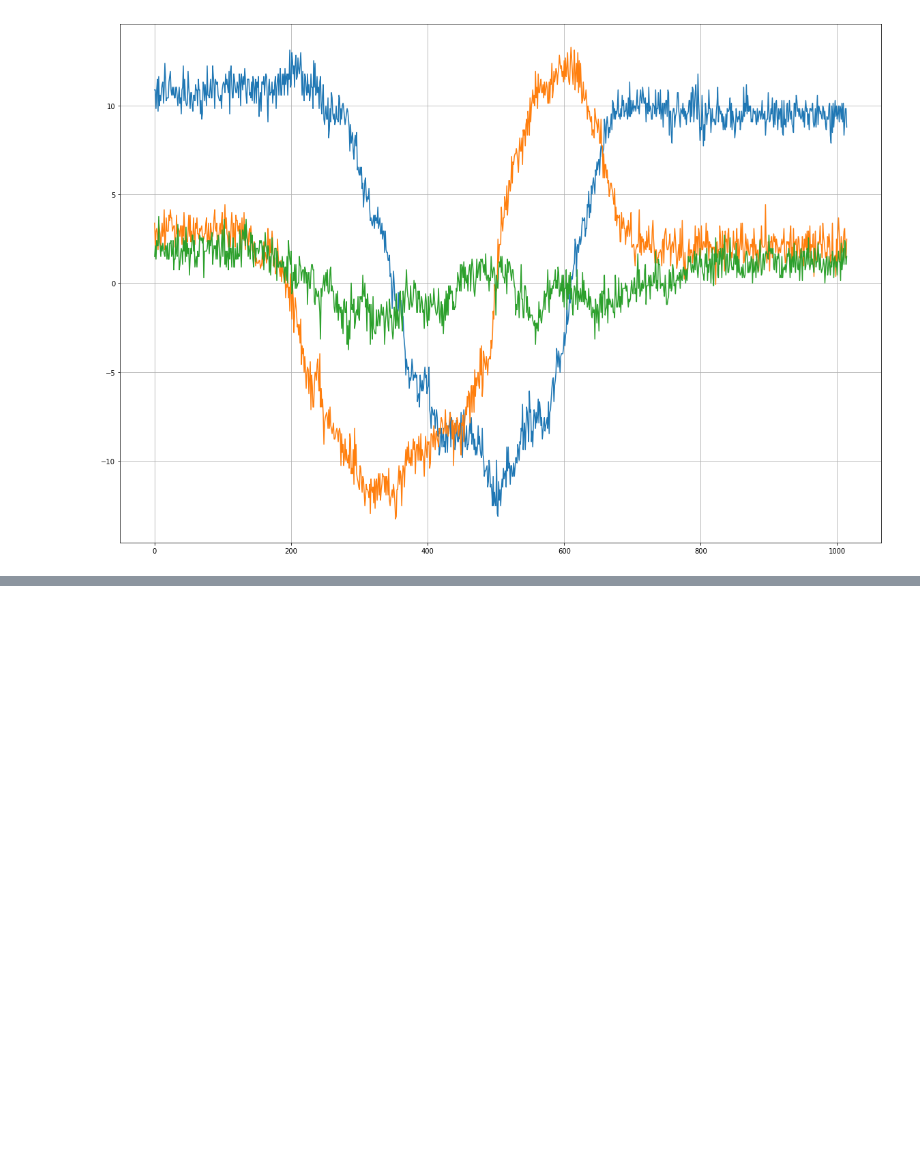
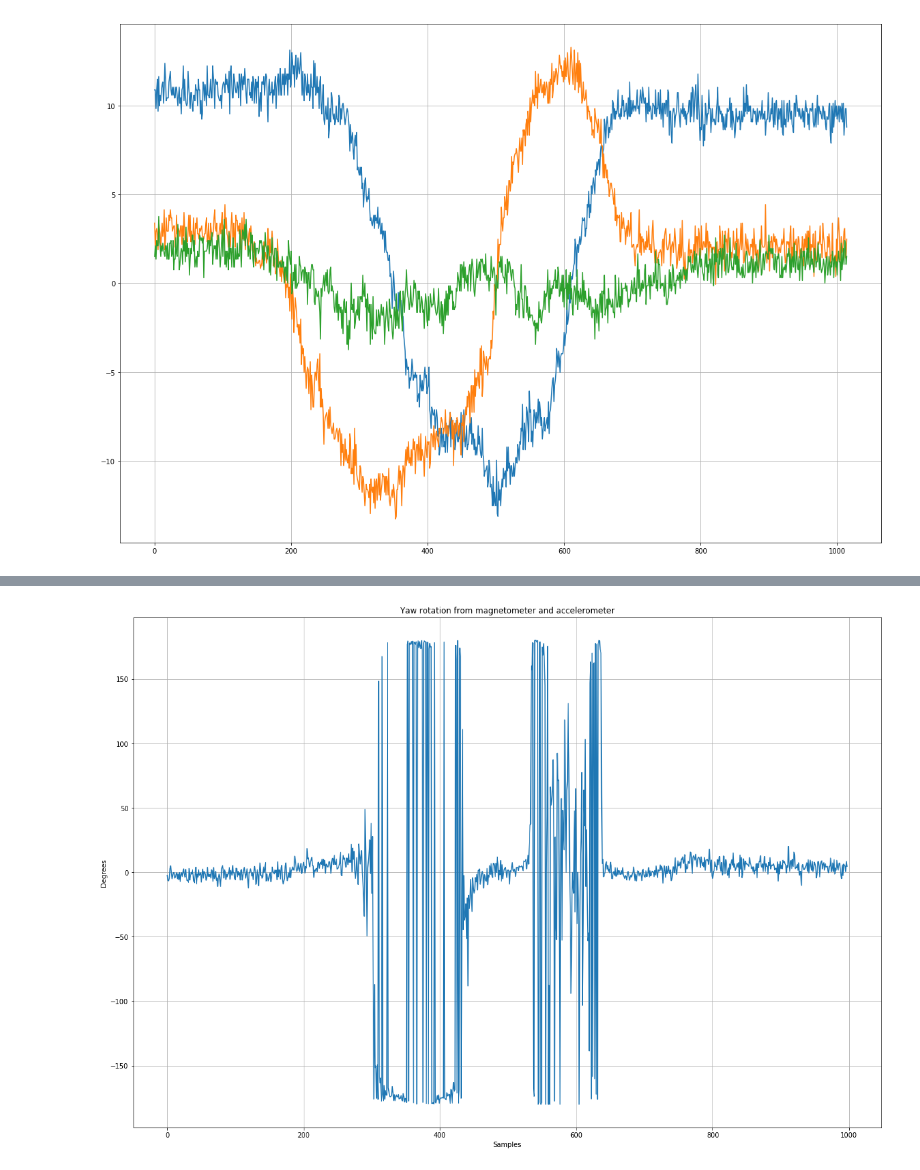
Before and after one commit to nhorro/mpu9250_ahrs, a Jupyter notebook: notebooks/01 - BasicAHRS.ipynb, the cells around one changed output, grey strips where cells are left out. Saved outputs shown, nothing was run; the diff lists cells and outputs as text; code cells hidden in the pictures; blank space fills up the shorter version.

```diff
--- a/notebooks/01 - BasicAHRS.ipynb
+++ b/notebooks/01 - BasicAHRS.ipynb
@@ -292,0 +320,5 @@ Text(0,0.5,'Degrees')
+# %%
+df=load_and_preprocess_file("../data/pitch-up-then-down.csv",convert_measurements=True)
+process_and_plot_yaw(df)
+# %% [output]
+[figure, added]
```
Also changed, not shown: parts of 13 cells of this notebook, 3 other files.
